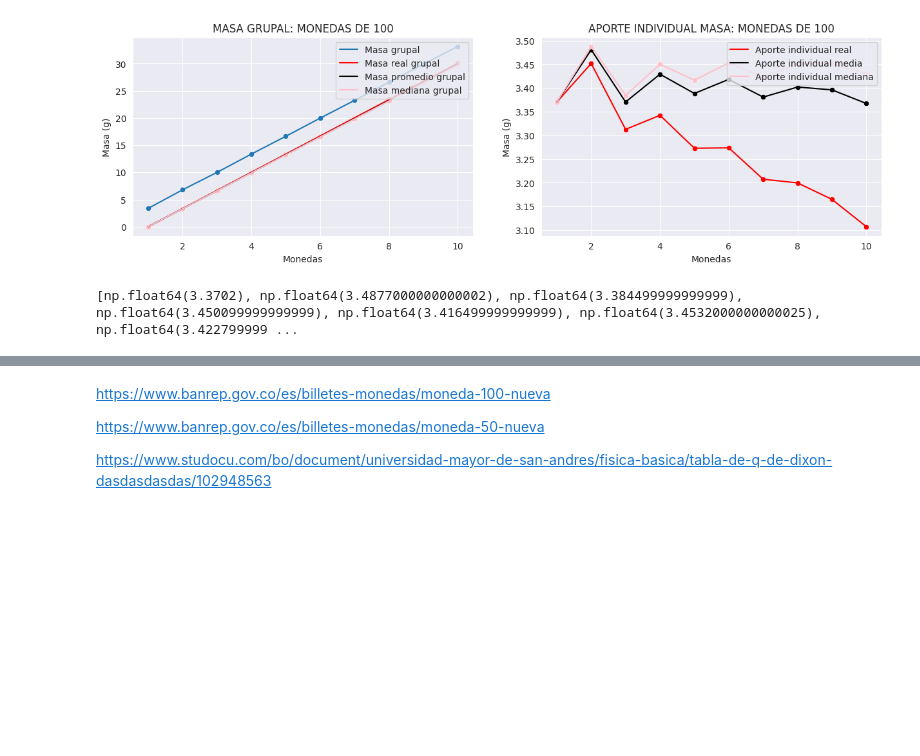
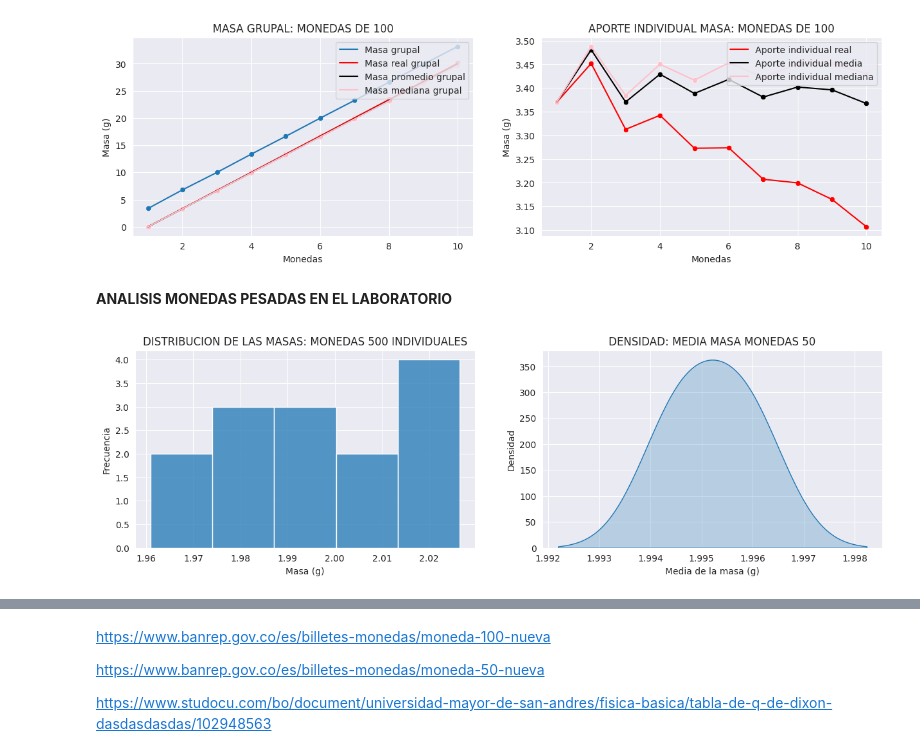
Before and after one commit to 317745/ANALISIS-MONEDAS-LABORATORIO-27-05-2026, a Jupyter notebook: laboratorio27_05_2026.ipynb, the cells around one changed output, grey strips where cells are left out. Drawn from its saved outputs; the diff is of its cells as text; code cells hidden in the pictures; blank space fills up the shorter version.

Commit message:
Analisis del grupo

```diff
--- a/laboratorio27_05_2026.ipynb
+++ b/laboratorio27_05_2026.ipynb
@@ -71,0 +74,9 @@ df_masa_monedas_grupo[:]
+# %%
+dicc_monedas_50_individuales_grupos = {
+    "masa_grupo_1": [1.9798, 2.0068, 2.0179, 1.9610, 1.9986, 2.0082, 1.9897],
+    "fecha_grupo_1": df_fecha_monedas["monedas_50"][:7],
+    "masa_grupo_8": [1.9632, 2.0231, 1.9812, 1.9872, 2.0264, 1.9744, 2.0155],
+    "fecha_grupo_8": df_fecha_monedas["monedas_50"][:7]
+}
+
+df_monedas_50_individuales_grupos = pd.DataFrame(dicc_monedas_50_individuales_grupos)
@@ -71,0 +94,15 @@ df_masa_monedas_grupo[:]
+# %%
+df_largo_masa_monedas_50_individuales_grupos = pd.melt(
+    df_monedas_50_individuales_grupos,
+    value_vars=['masa_grupo_1', 'masa_grupo_8'],
+    value_name='masa_monedas_50', var_name='grupo')
+
+df_largo_fecha_monedas_50_individuales_grupos = pd.melt(
+    df_monedas_50_individuales_grupos,
+    value_vars=['fecha_grupo_1', 'fecha_grupo_8'],
+    var_name='grupo',
+    value_name='fecha'
+)
+
+df_largo_masa_monedas_50_individuales_grupos["fecha_fabricacion"] = df_largo_fecha_monedas_50_individuales_grupos["fecha"]
+df_largo_masa_monedas_50_individuales_grupos[:]
@@ -71,0 +135,4 @@ df_masa_monedas_grupo[:]
+# %%
+df_medias_monedas_50_individuales_grupos = df_monedas_50_individuales_grupos[["masa_grupo_1", "masa_grupo_8"]].mean().to_frame()
+df_medias_monedas_50_individuales_grupos.rename(columns={0: "media_masa"}, inplace=True)
+df_medias_monedas_50_individuales_grupos[:]
@@ -632,7 +793,20 @@ sns.set_style("darkgrid")
 plt.show()
 # %% [output]
 [figure]
-# %%
-print(aporte_individual_mediana_moneda_100)
-# %% [output]
-[np.float64(3.3702), np.float64(3.4877000000000002), np.float64(3.384499999999999), np.float64(3.450099999999999), np.float64(3.416499999999999), np.float64(3.4532000000000025), np.float64(3.422799999 ...
+# %% [markdown]
+**ANALISIS MONEDAS PESADAS EN EL LABORATORIO**
+# %%
+f, ax, = plt.subplots(nrows=1, ncols=2, figsize=(15, 4))
+sns.histplot(x=df_largo_masa_monedas_50_individuales_grupos["masa_monedas_50"], ax=ax[0])
+ax[0].set_title("DISTRIBUCION DE LAS MASAS: MONEDAS 500 INDIVIDUALES")
+ax[0].set_xlabel("Masa (g)")
+ax[0].set_ylabel("Frecuencia")
+
+sns.kdeplot(x=df_medias_monedas_50_individuales_grupos["media_masa"], ax=ax[1], fill=True)
+ax[1].set_title("DENSIDAD: MEDIA MASA MONEDAS 50")
+ax[1].set_xlabel("Media de la masa (g)")
+ax[1].set_ylabel("Densidad")
+
+plt.show()
+# %% [output]
+[figure, added]
```
Also changed, not shown: parts of 17 cells of this notebook.
